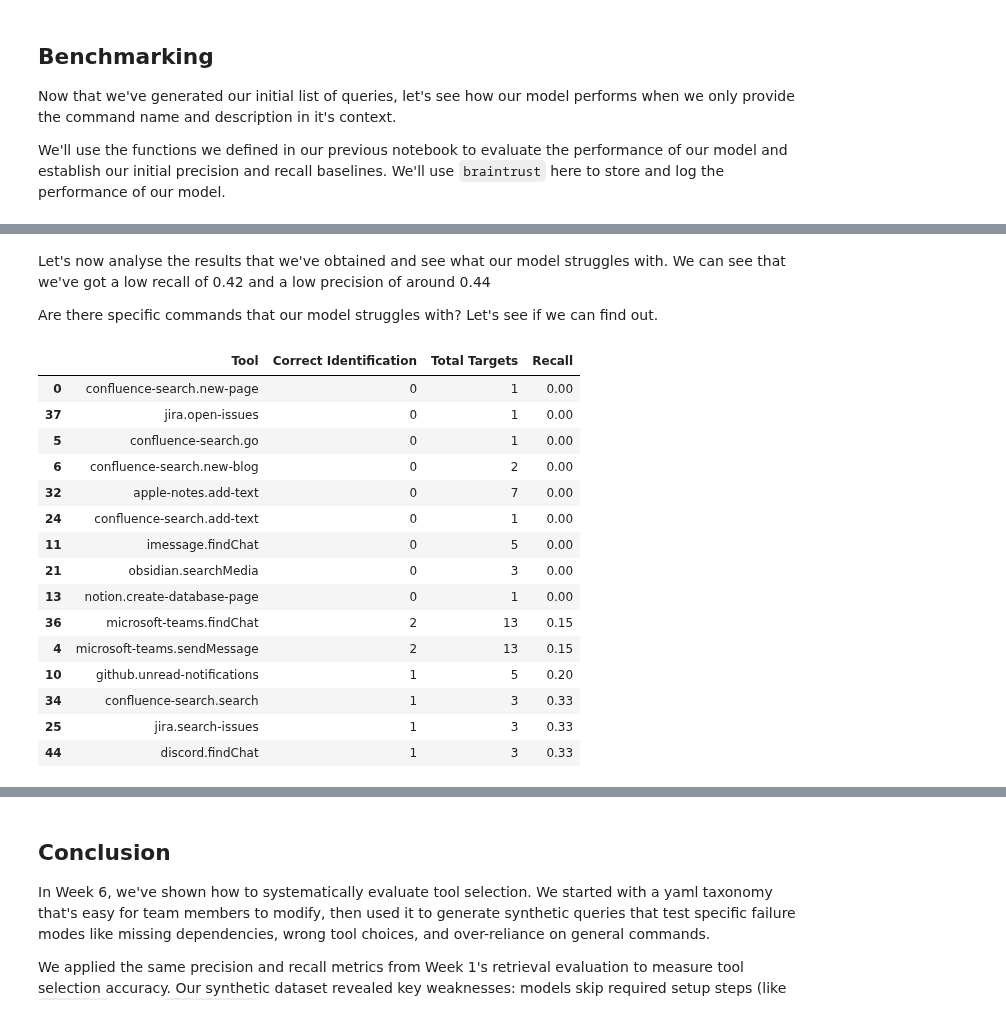
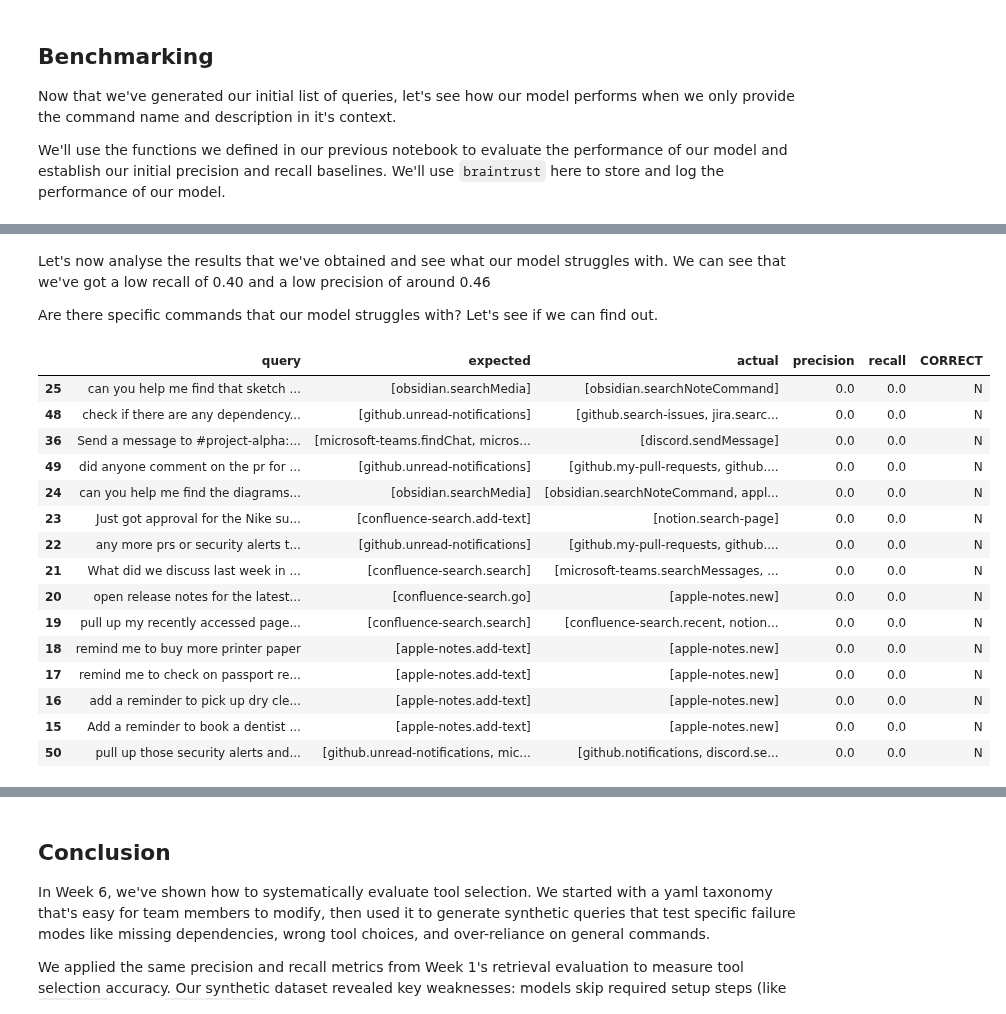
Before and after one commit to sanyaade-teachings/systematically-improving-rag, a Jupyter notebook: cohort_2/week6/2. Generate Dataset.ipynb, the cells around one changed output, grey strips where cells are left out. Saved outputs shown, nothing was run; the diff lists cells and outputs as text; code cells hidden in the pictures.

Commit message:
fix: updated notebooks to use helper functions for a consistent calculation

```diff
--- a/cohort_2/week6/2. Generate Dataset.ipynb
+++ b/cohort_2/week6/2. Generate Dataset.ipynb
@@ -820,38 +811,38 @@ See results for week-6-fixes-1741045394 at https://www.braintrust.dev/app/567/p/
 # %% [markdown]
-Let's now analyse the results that we've obtained and see what our model struggles with. We can see that we've got a low recall of 0.42 and a low precision of around 0.44
+Let's now analyse the results that we've obtained and see what our model struggles with. We can see that we've got a low recall of 0.40 and a low precision of around 0.46
 
 Are there specific commands that our model struggles with? Let's see if we can find out.
 # %%
 import pandas as pd
-from helpers import calculate_per_tool_recall
+from helpers import calculate_precision_recall_for_queries
 
 df = pd.DataFrame(
     [
         {
             "query": row.input,
             "expected": row.expected,
             "actual": row.output,
         }
         for row in results.results
     ]
 )
 
-df = calculate_per_tool_recall(df)
-df.sort_values(by='Recall', ascending=True).head(15)
+df = calculate_precision_recall_for_queries(df)
+df.sort_values(by='recall', ascending=True).head(15)
 # %% [output]
-|  | Tool | Correct Identification | Total Targets | Recall |
-| 0 | confluence-search.new-page | 0 | 1 | 0.00 |
-| 37 | jira.open-issues | 0 | 1 | 0.00 |
-| 5 | confluence-search.go | 0 | 1 | 0.00 |
-| 6 | confluence-search.new-blog | 0 | 2 | 0.00 |
-| 32 | apple-notes.add-text | 0 | 7 | 0.00 |
-| 24 | confluence-search.add-text | 0 | 1 | 0.00 |
-| 11 | imessage.findChat | 0 | 5 | 0.00 |
-| 21 | obsidian.searchMedia | 0 | 3 | 0.00 |
-| 13 | notion.create-database-page | 0 | 1 | 0.00 |
-| 36 | microsoft-teams.findChat | 2 | 13 | 0.15 |
-| 4 | microsoft-teams.sendMessage | 2 | 13 | 0.15 |
-| 10 | github.unread-notifications | 1 | 5 | 0.20 |
-| 34 | confluence-search.search | 1 | 3 | 0.33 |
-| 25 | jira.search-issues | 1 | 3 | 0.33 |
-| 44 | discord.findChat | 1 | 3 | 0.33 |
+|  | query | expected | actual | precision | recall | CORRECT |
+| 25 | can you help me find that sketch ... | [obsidian.searchMedia] | [obsidian.searchNoteCommand] | 0.0 | 0.0 | N |
+| 48 | check if there are any dependency... | [github.unread-notifications] | [github.search-issues, jira.searc... | 0.0 | 0.0 | N |
+| 36 | Send a message to #project-alpha:... | [microsoft-teams.findChat, micros... | [discord.sendMessage] | 0.0 | 0.0 | N |
+| 49 | did anyone comment on the pr for ... | [github.unread-notifications] | [github.my-pull-requests, github.... | 0.0 | 0.0 | N |
+| 24 | can you help me find the diagrams... | [obsidian.searchMedia] | [obsidian.searchNoteCommand, appl... | 0.0 | 0.0 | N |
+| 23 | Just got approval for the Nike su... | [confluence-search.add-text] | [notion.search-page] | 0.0 | 0.0 | N |
+| 22 | any more prs or security alerts t... | [github.unread-notifications] | [github.my-pull-requests, github.... | 0.0 | 0.0 | N |
+| 21 | What did we discuss last week in ... | [confluence-search.search] | [microsoft-teams.searchMessages, ... | 0.0 | 0.0 | N |
+| 20 | open release notes for the latest... | [confluence-search.go] | [apple-notes.new] | 0.0 | 0.0 | N |
+| 19 | pull up my recently accessed page... | [confluence-search.search] | [confluence-search.recent, notion... | 0.0 | 0.0 | N |
+| 18 | remind me to buy more printer paper | [apple-notes.add-text] | [apple-notes.new] | 0.0 | 0.0 | N |
+| 17 | remind me to check on passport re... | [apple-notes.add-text] | [apple-notes.new] | 0.0 | 0.0 | N |
+| 16 | add a reminder to pick up dry cle... | [apple-notes.add-text] | [apple-notes.new] | 0.0 | 0.0 | N |
+| 15 | Add a reminder to book a dentist ... | [apple-notes.add-text] | [apple-notes.new] | 0.0 | 0.0 | N |
+| 50 | pull up those security alerts and... | [github.unread-notifications, mic... | [github.notifications, discord.se... | 0.0 | 0.0 | N |
```
Also changed, not shown: parts of 14 cells of this notebook, 3 other files.
